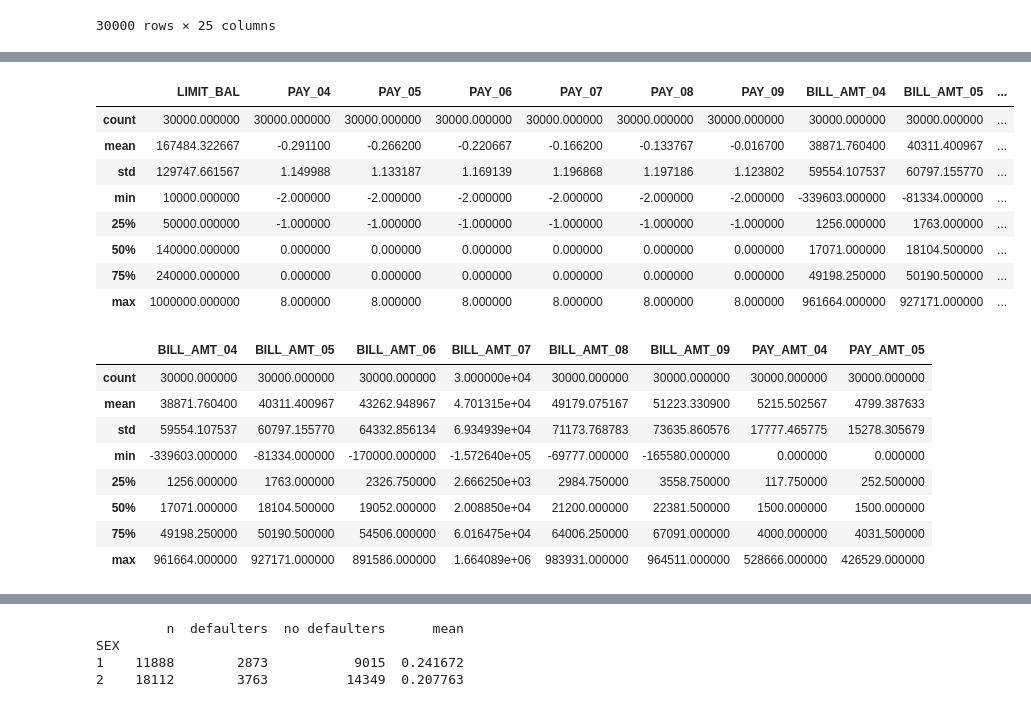
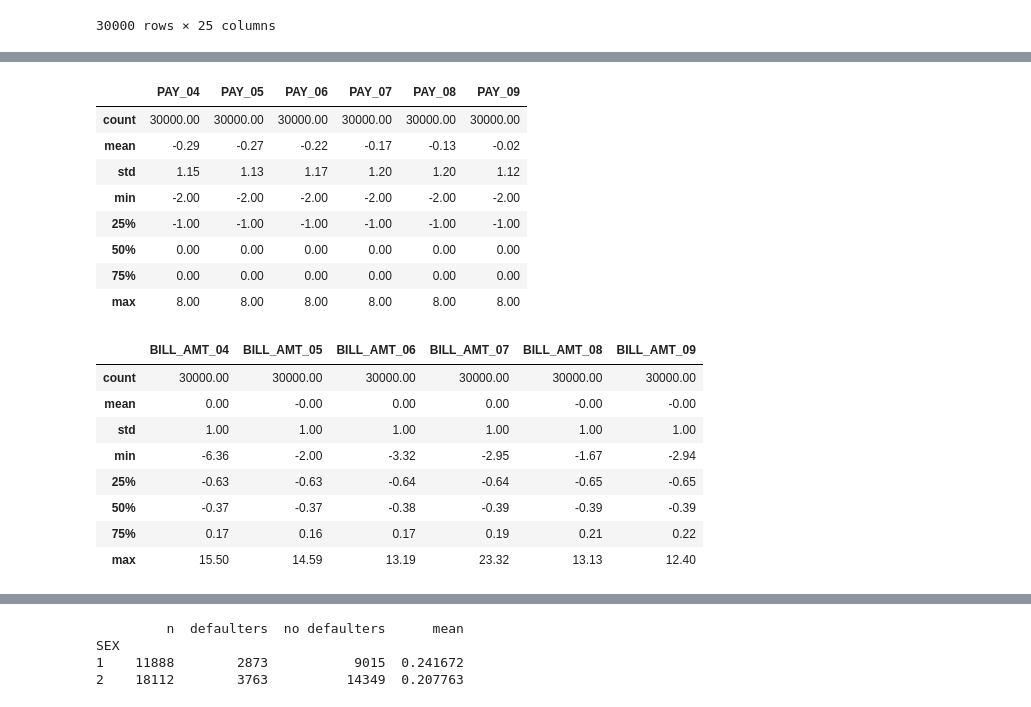
Before and after one commit to luisfizb/default_credit_card, a Jupyter notebook: Thesis.ipynb, the cells around one changed output, grey strips where cells are left out. Saved outputs shown, nothing was run; the diff lists cells and outputs as text; code cells hidden in the pictures.

```diff
--- a/Thesis.ipynb
+++ b/Thesis.ipynb
@@ -12,7 +12,13 @@ from sklearn.metrics import accuracy_score,confusion_matrix
 from sklearn.neighbors import KNeighborsClassifier
 from sklearn.linear_model import LogisticRegression
 from xgboost import XGBClassifier
+from sklearn.preprocessing import StandardScaler
+from sklearn.model_selection import KFold
 import statsmodels.api as sm
+pd.set_option('display.max_columns', None)
+# #interl
+# from sklearnex import patch_sklearn
+# patch_sklearn()
 # %%
 #import data
 path = r"C:\Users\20151\OneDrive - EDHEC\EDHEC\Thesis\Python Codes\Data"
@@ -49,10 +68,9 @@ new_names = {'default.payment.next.month': 'DEF_PAY_10',
                    'PAY_AMT6':'PAY_AMT_04'
                    }
 
+data2 = data.rename(columns= new_names)
 
-data = data.rename(columns= new_names)
-
-data
+data2
 # %% [output]
 |  | ID | LIMIT_BAL | SEX | EDUCATION | MARRIAGE | AGE | PAY_09 | PAY_08 | PAY_07 | PAY_06 | ... |
 | 0 | 1 | 20000.0 | 2 | 2 | 1 | 24 | 2 | 2 | -1 | -1 | ... |
@@ -69,0 +94,10 @@ data
+# %%
+columns_to_scale = ['LIMIT_BAL','AGE','BILL_AMT_09','BILL_AMT_08','BILL_AMT_07','BILL_AMT_06','BILL_AMT_05','BILL_AMT_04',
+                   'PAY_AMT_09','PAY_AMT_08','PAY_AMT_07','PAY_AMT_06','PAY_AMT_05','PAY_AMT_04']
+
+scaler = StandardScaler()
+
+data2[columns_to_scale] = scaler.fit_transform(data2[columns_to_scale])
+
+
+data2
@@ -116,31 +166,27 @@ data[['SEX', 'EDUCATION', 'MARRIAGE']].describe()
 # %%
-#numerical variables
-data[['LIMIT_BAL','PAY_04','PAY_05','PAY_06','PAY_07','PAY_08','PAY_09',
-      'BILL_AMT_04','BILL_AMT_05','BILL_AMT_06','BILL_AMT_07','BILL_AMT_08','BILL_AMT_09',
-      'PAY_AMT_04','PAY_AMT_05']].describe()
+# Payment delay description
+data2[['PAY_04','PAY_05','PAY_06','PAY_07','PAY_08','PAY_09']].describe().round(2)
 # %% [output]
-|  | LIMIT_BAL | PAY_04 | PAY_05 | PAY_06 | PAY_07 | PAY_08 | PAY_09 | BILL_AMT_04 | BILL_AMT_05 | ... |
-| count | 30000.000000 | 30000.000000 | 30000.000000 | 30000.000000 | 30000.000000 | 30000.000000 | 30000.000000 | 30000.000000 | 30000.000000 | ... |
-| mean | 167484.322667 | -0.291100 | -0.266200 | -0.220667 | -0.166200 | -0.133767 | -0.016700 | 38871.760400 | 40311.400967 | ... |
-| std | 129747.661567 | 1.149988 | 1.133187 | 1.169139 | 1.196868 | 1.197186 | 1.123802 | 59554.107537 | 60797.155770 | ... |
-| min | 10000.000000 | -2.000000 | -2.000000 | -2.000000 | -2.000000 | -2.000000 | -2.000000 | -339603.000000 | -81334.000000 | ... |
-| 25% | 50000.000000 | -1.000000 | -1.000000 | -1.000000 | -1.000000 | -1.000000 | -1.000000 | 1256.000000 | 1763.000000 | ... |
-| 50% | 140000.000000 | 0.000000 | 0.000000 | 0.000000 | 0.000000 | 0.000000 | 0.000000 | 17071.000000 | 18104.500000 | ... |
-| 75% | 240000.000000 | 0.000000 | 0.000000 | 0.000000 | 0.000000 | 0.000000 | 0.000000 | 49198.250000 | 50190.500000 | ... |
-| max | 1000000.000000 | 8.000000 | 8.000000 | 8.000000 | 8.000000 | 8.000000 | 8.000000 | 961664.000000 | 927171.000000 | ... |
+|  | PAY_04 | PAY_05 | PAY_06 | PAY_07 | PAY_08 | PAY_09 |
+| count | 30000.00 | 30000.00 | 30000.00 | 30000.00 | 30000.00 | 30000.00 |
+| mean | -0.29 | -0.27 | -0.22 | -0.17 | -0.13 | -0.02 |
+| std | 1.15 | 1.13 | 1.17 | 1.20 | 1.20 | 1.12 |
+| min | -2.00 | -2.00 | -2.00 | -2.00 | -2.00 | -2.00 |
+| 25% | -1.00 | -1.00 | -1.00 | -1.00 | -1.00 | -1.00 |
+| 50% | 0.00 | 0.00 | 0.00 | 0.00 | 0.00 | 0.00 |
+| 75% | 0.00 | 0.00 | 0.00 | 0.00 | 0.00 | 0.00 |
+| max | 8.00 | 8.00 | 8.00 | 8.00 | 8.00 | 8.00 |
 # %%
-#numerical variables
-data[[
-      'BILL_AMT_04','BILL_AMT_05','BILL_AMT_06','BILL_AMT_07','BILL_AMT_08','BILL_AMT_09',
-      'PAY_AMT_04','PAY_AMT_05']].describe()
+# Bill Statement description
+data2[['BILL_AMT_04','BILL_AMT_05','BILL_AMT_06','BILL_AMT_07','BILL_AMT_08','BILL_AMT_09']].describe().round(2)
 # %% [output]
-|  | BILL_AMT_04 | BILL_AMT_05 | BILL_AMT_06 | BILL_AMT_07 | BILL_AMT_08 | BILL_AMT_09 | PAY_AMT_04 | PAY_AMT_05 |
-| count | 30000.000000 | 30000.000000 | 30000.000000 | 3.000000e+04 | 30000.000000 | 30000.000000 | 30000.000000 | 30000.000000 |
-| mean | 38871.760400 | 40311.400967 | 43262.948967 | 4.701315e+04 | 49179.075167 | 51223.330900 | 5215.502567 | 4799.387633 |
-| std | 59554.107537 | 60797.155770 | 64332.856134 | 6.934939e+04 | 71173.768783 | 73635.860576 | 17777.465775 | 15278.305679 |
-| min | -339603.000000 | -81334.000000 | -170000.000000 | -1.572640e+05 | -69777.000000 | -165580.000000 | 0.000000 | 0.000000 |
-| 25% | 1256.000000 | 1763.000000 | 2326.750000 | 2.666250e+03 | 2984.750000 | 3558.750000 | 117.750000 | 252.500000 |
-| 50% | 17071.000000 | 18104.500000 | 19052.000000 | 2.008850e+04 | 21200.000000 | 22381.500000 | 1500.000000 | 1500.000000 |
-| 75% | 49198.250000 | 50190.500000 | 54506.000000 | 6.016475e+04 | 64006.250000 | 67091.000000 | 4000.000000 | 4031.500000 |
-| max | 961664.000000 | 927171.000000 | 891586.000000 | 1.664089e+06 | 983931.000000 | 964511.000000 | 528666.000000 | 426529.000000 |
+|  | BILL_AMT_04 | BILL_AMT_05 | BILL_AMT_06 | BILL_AMT_07 | BILL_AMT_08 | BILL_AMT_09 |
+| count | 30000.00 | 30000.00 | 30000.00 | 30000.00 | 30000.00 | 30000.00 |
+| mean | 0.00 | -0.00 | 0.00 | 0.00 | -0.00 | -0.00 |
+| std | 1.00 | 1.00 | 1.00 | 1.00 | 1.00 | 1.00 |
+| min | -6.36 | -2.00 | -3.32 | -2.95 | -1.67 | -2.94 |
+| 25% | -0.63 | -0.63 | -0.64 | -0.64 | -0.65 | -0.65 |
+| 50% | -0.37 | -0.37 | -0.38 | -0.39 | -0.39 | -0.39 |
+| 75% | 0.17 | 0.16 | 0.17 | 0.19 | 0.21 | 0.22 |
+| max | 15.50 | 14.59 | 13.19 | 23.32 | 13.13 | 12.40 |
 # %%
```
Also changed, not shown: parts of 75 cells of this notebook.
